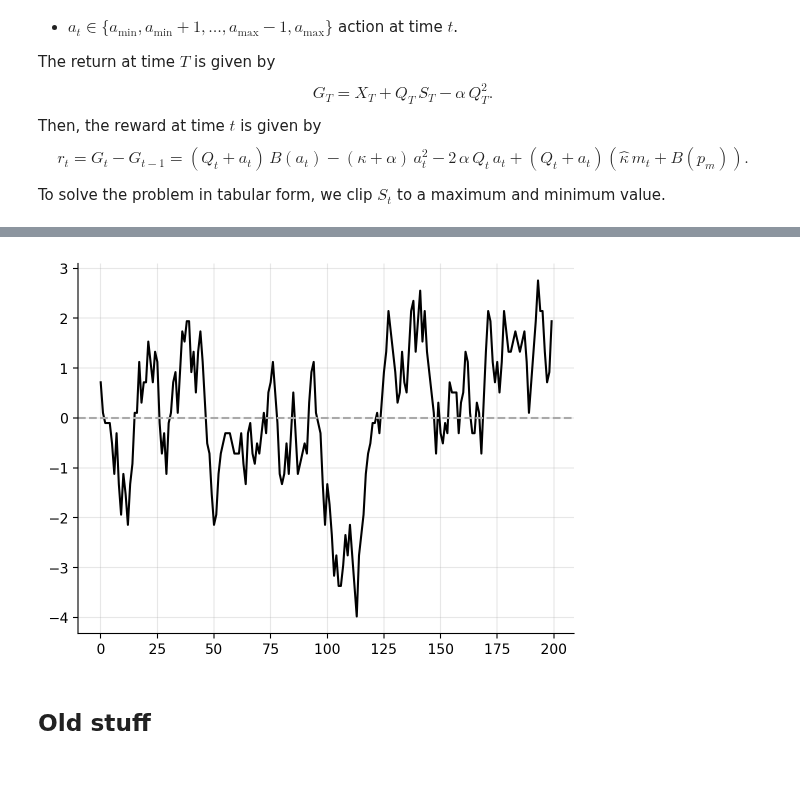
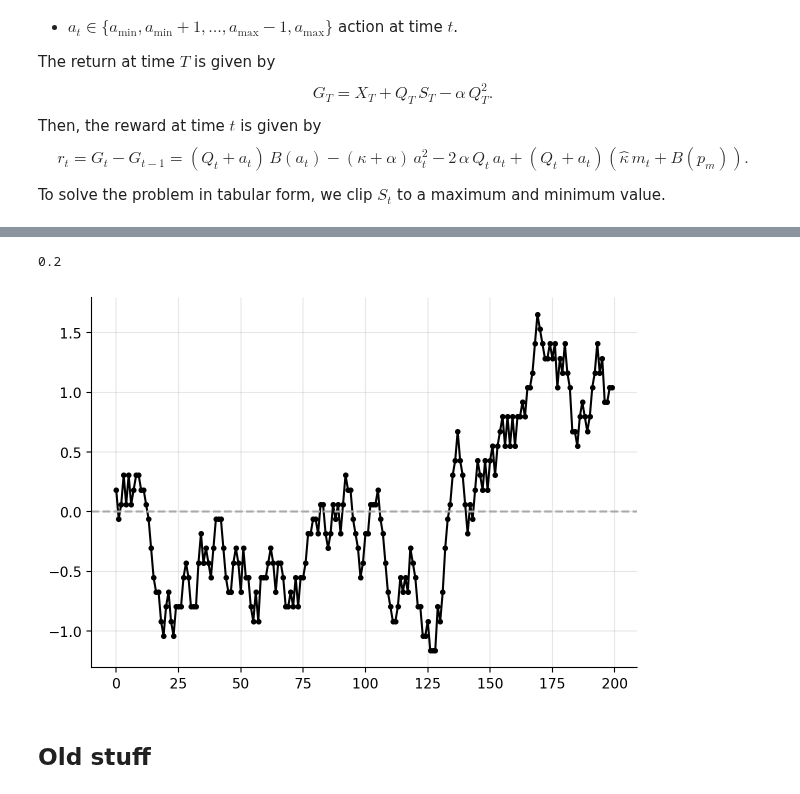
Before and after one commit to sapienzaio/online-ml-finance, a Jupyter notebook: 06-reinforcement-learning/price-impact-signal.ipynb, the cells around one changed output, grey strips where cells are left out. Drawn from its saved outputs; the diff is of its cells as text; code cells hidden in the pictures.

Commit message:
feat-06: price-impact-signal

```diff
--- a/06-reinforcement-learning/price-impact-signal.ipynb
+++ b/06-reinforcement-learning/price-impact-signal.ipynb
@@ -76,11 +60,0 @@ ix_next = 21
-# %%
-@njit
-def signal_step_ix(ix, ix_mid, force_signal, reversion_factor, n_bins_signal):
-    up_down = 2 * np.random.uniform() - 1
-    ix_jump_signal = round(force_signal * up_down)
-
-    reversion = round(reversion_factor * (ix_mid - ix))
-    ix_reversion = np.sign(reversion) * np.random.randint(0, np.abs(displacement) + 1)
-
-    ix_next = clip(ix + ix_reversion + ix_jump_signal, 0, n_bins_signal - 1)
-    return ix_next
@@ -86,0 +80,23 @@ def signal_step_ix(ix, ix_mid, force_signal, reversion_factor, n_bins_signal):
+# %%
+@njit
+def clip(a, a_min, a_max):
+    return np.minimum(a_max, np.maximum(a, a_min))
+
+mid_ix = 25
+ix_next = 21
+
+@njit
+def signal_step_ix(ix, ix_mid, force_signal, reversion_factor, n_bins_signal):
+    ix_jump_signal = np.random.multinomial(1, np.ones(force_signal) / force_signal).argmax() - force_signal // 2
+
+    reversion = round(reversion_factor * (ix_mid - ix))
+    ix_reversion = np.sign(reversion) * np.random.randint(0, np.abs(reversion) + 1)
+
+    # Bound the value of the signal
+    ix_next = clip(ix + ix_reversion + ix_jump_signal, 0, n_bins_signal - 1)
+    return ix_next
+
+
+@njit
+def price_step_ix(action, ix_price, ix_signal, force_price):
+    ...
@@ -87,28 +109,32 @@ def signal_step_ix(ix, ix_mid, force_signal, reversion_factor, n_bins_signal):
+# %%
+p = np.ones(5) / 5
+dist = multinomial(1, p=p)
+x = np.zeros(5)
+x[2] = 1
+
+dist.pmf(x)
+# %% [output]
+0.2
 # %%
-@njit
-def discretize(x, bins):
-    ix_next = np.digitize(x, bins, right=True)
-    return bins[ix_next]
-
-
 force_signal = 5
-reversion_factor = 0.2
+reversion_factor = 0.1
 
 signal = bins_signal[25]
 nsteps = 200
 signal_series = np.zeros(nsteps)
 
 ix_next = 25
 for n in range(nsteps):
     ix_next = signal_step_ix(ix_next, mid_ix, force_signal, reversion_factor, n_bins_signal)
     signal = bins_signal[ix_next]
     signal_series[n] = signal
 
-plt.plot(signal_series, c="black")
+fig, ax = plt.subplots(figsize=(6.4 * 1.1, 4.8))
+plt.plot(signal_series, c="black", marker="o", markersize=3)
 plt.axhline(y=0, c="darkgray", linestyle="--")
 plt.grid(alpha=0.3)
 # %% [output]
-[figure, old version]
+[figure, new version]
 # %% [markdown]
 ## Old stuff
 # %%
```
Also changed, not shown: parts of 8 cells of this notebook.
